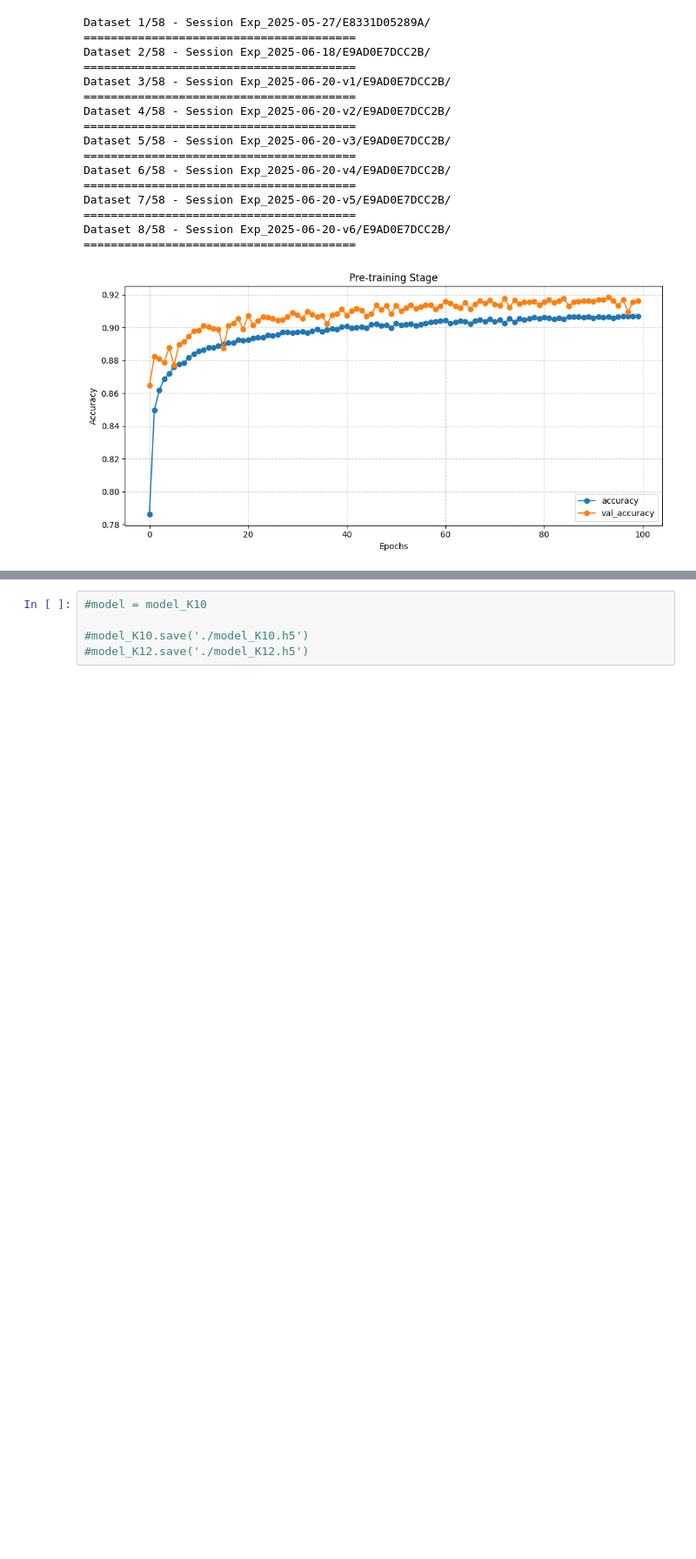
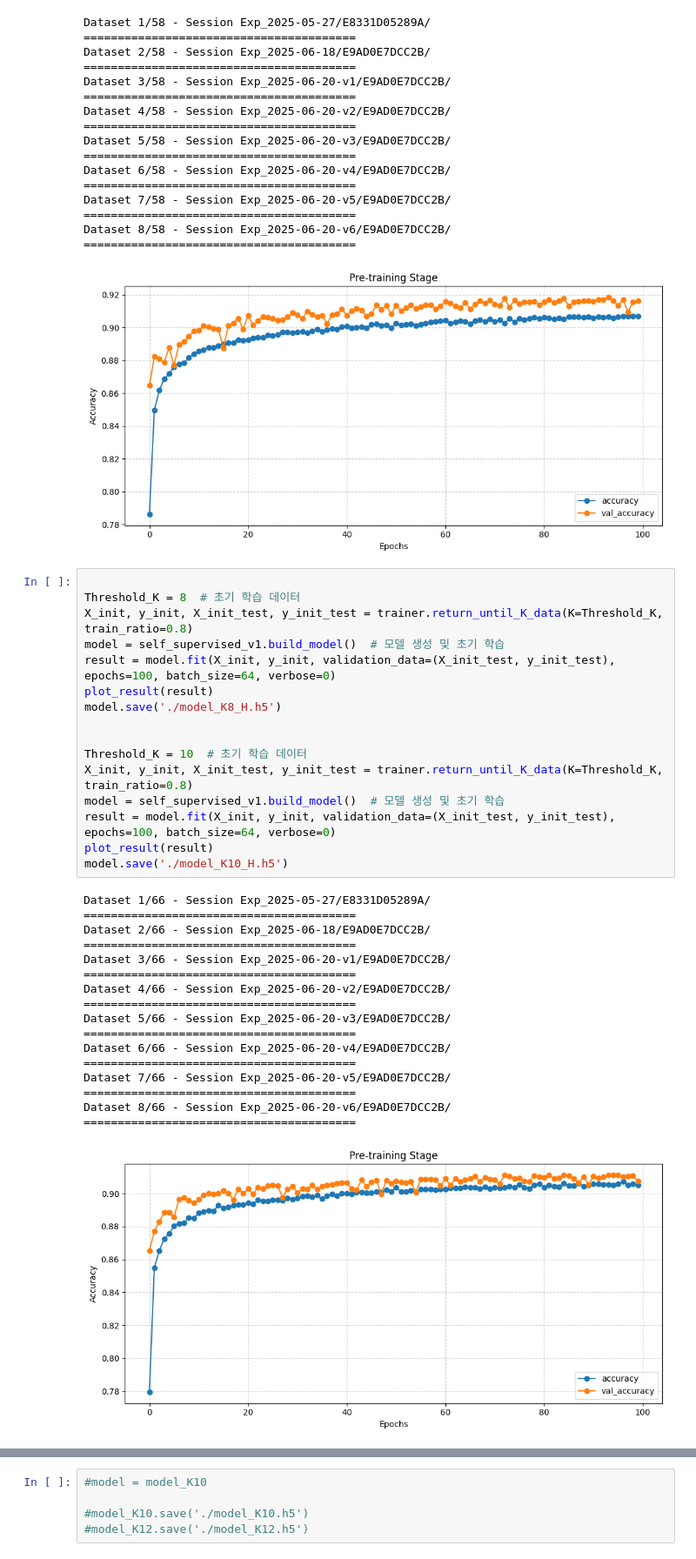
Before and after one commit to Hunminlee/Neural_Computing_Interface_MindForce, a Jupyter notebook: V5 Self Supervised Learning/V1 - Semi Supervised Learning in online(Pseudo-labeling)/Subject-H.ipynb, the cells around one changed output, grey strips where cells are left out. Shown at 87% size. Saved outputs shown, nothing was run; the diff lists cells and outputs as text; blank space fills up the shorter version.

```diff
--- a/V5 Self Supervised Learning/V1 - Semi Supervised Learning in online(Pseudo-labeling)/Subject-H.ipynb
+++ b/V5 Self Supervised Learning/V1 - Semi Supervised Learning in online(Pseudo-labeling)/Subject-H.ipynb
@@ -172,3 +172,37 @@ Dataset 7/58 - Session Exp_2025-06-20-v5/E9AD0E7DCC2B/
 Dataset 8/58 - Session Exp_2025-06-20-v6/E9AD0E7DCC2B/
 ========================================
 [figure]
+# %%
+
+Threshold_K = 8  # 초기 학습 데이터
+X_init, y_init, X_init_test, y_init_test = trainer.return_until_K_data(K=Threshold_K, train_ratio=0.8)
+model = self_supervised_v1.build_model()  # 모델 생성 및 초기 학습
+result = model.fit(X_init, y_init, validation_data=(X_init_test, y_init_test), epochs=100, batch_size=64, verbose=0)
+plot_result(result)
+model.save('./model_K8_H.h5')
+
+
+Threshold_K = 10  # 초기 학습 데이터
+X_init, y_init, X_init_test, y_init_test = trainer.return_until_K_data(K=Threshold_K, train_ratio=0.8)
+model = self_supervised_v1.build_model()  # 모델 생성 및 초기 학습
+result = model.fit(X_init, y_init, validation_data=(X_init_test, y_init_test), epochs=100, batch_size=64, verbose=0)
+plot_result(result)
+model.save('./model_K10_H.h5')
+# %% [output]
+Dataset 1/66 - Session Exp_2025-05-27/E8331D05289A/
+========================================
+Dataset 2/66 - Session Exp_2025-06-18/E9AD0E7DCC2B/
+========================================
+Dataset 3/66 - Session Exp_2025-06-20-v1/E9AD0E7DCC2B/
+========================================
+Dataset 4/66 - Session Exp_2025-06-20-v2/E9AD0E7DCC2B/
+========================================
+Dataset 5/66 - Session Exp_2025-06-20-v3/E9AD0E7DCC2B/
+========================================
+Dataset 6/66 - Session Exp_2025-06-20-v4/E9AD0E7DCC2B/
+========================================
+Dataset 7/66 - Session Exp_2025-06-20-v5/E9AD0E7DCC2B/
+========================================
+Dataset 8/66 - Session Exp_2025-06-20-v6/E9AD0E7DCC2B/
+========================================
+[figure, added]
```
Also changed, not shown: parts of 8 cells of this notebook, 7 other files.
